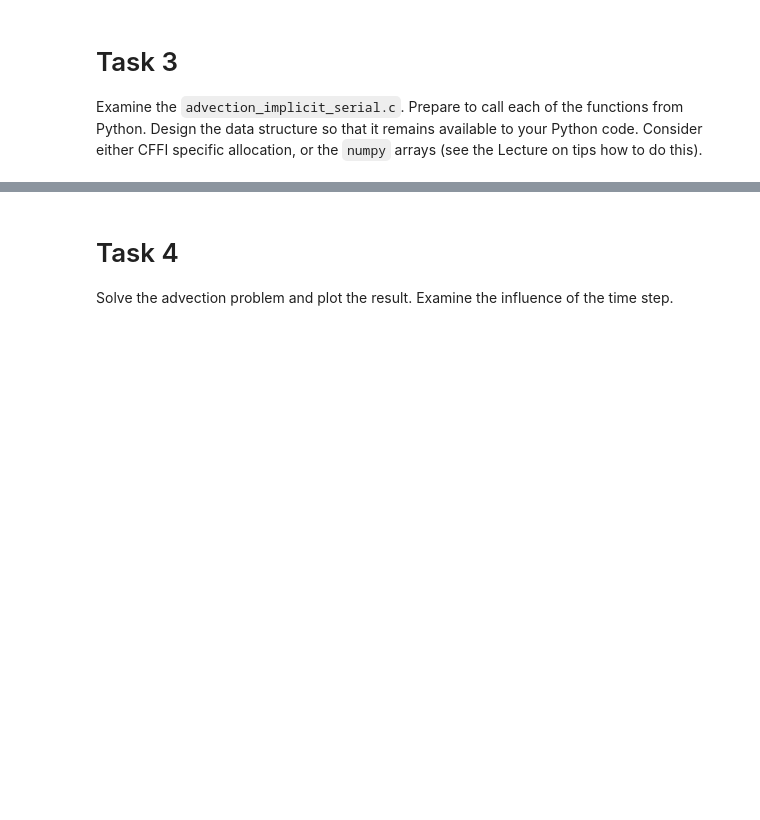
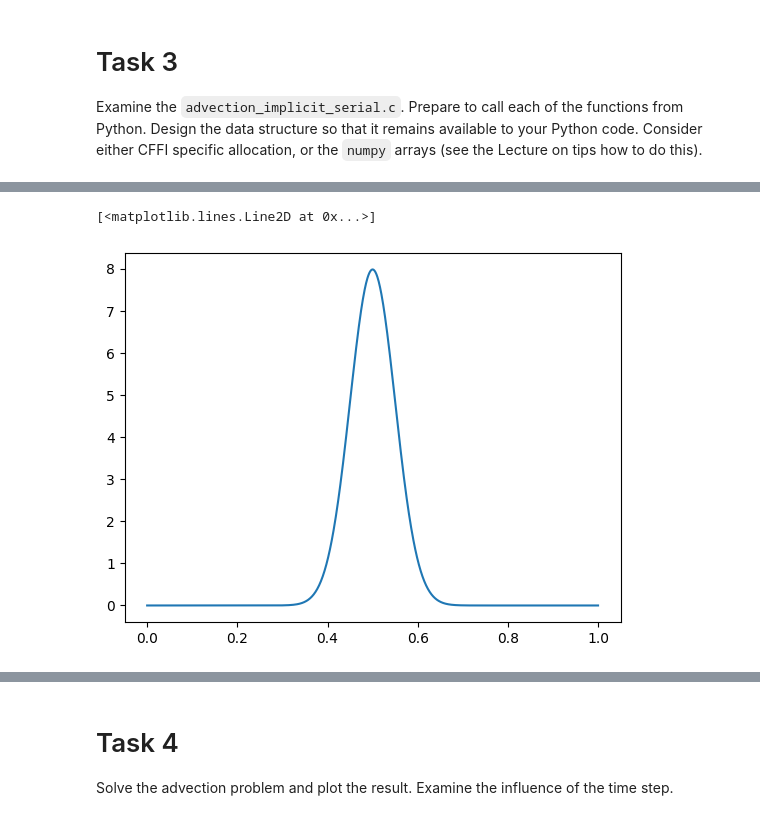
Before and after one commit to sgepner/Automate-Python, a Jupyter notebook: Laboratories/Lab6/Lab6.ipynb, the cells around one changed output, grey strips where cells are left out. Saved outputs shown, nothing was run; the diff lists cells and outputs as text; code cells hidden in the pictures; blank space fills up the shorter version.

```diff
--- a/Laboratories/Lab6/Lab6.ipynb
+++ b/Laboratories/Lab6/Lab6.ipynb
@@ -49,0 +82,3 @@ Examine the `advection_implicit_serial.c`. Prepare to call each of the functions
+# %%
+uu0 = ffi.cast("double *", u0.ctypes.data)
+uu1 = ffi.cast("double *", u1.ctypes.data)
@@ -49,0 +89,7 @@ Examine the `advection_implicit_serial.c`. Prepare to call each of the functions
+# %%
+for i in range(0,1000):
+#     print(uu0, uu1)
+    lib.explicit_euler_bd_1(uu0, uu1, nx, c, dt, dx);
+    tmp = uu1
+    uu1 = uu0
+    uu0 = tmp
@@ -49,0 +120,14 @@ Examine the `advection_implicit_serial.c`. Prepare to call each of the functions
+# %%
+x = np.linspace(0,1,nx)
+u0 = ffi.new('double['+str(nx)+']')
+u1 = ffi.new('double['+str(nx)+']')
+# u0 = 1.0 / (np.sqrt(2.0 * np.pi) * sig) * np.exp(-np.power((x - mu) / sig, 2.0) / 2)
+# %%
+for i, uu in enumerate(u0):
+    u0[i] = 1.0 / (np.sqrt(2.0 * np.pi) * sig) * np.exp(-np.power((x[i] - mu) / sig, 2.0) / 2)
+# %%
+uu0 = [uu for uu in u0]
+plt.plot(x, uu0)
+# %% [output]
+[<matplotlib.lines.Line2D at 0x...>]
+[figure, added]
```
Also changed, not shown: parts of 11 cells of this notebook, 1 other file.
